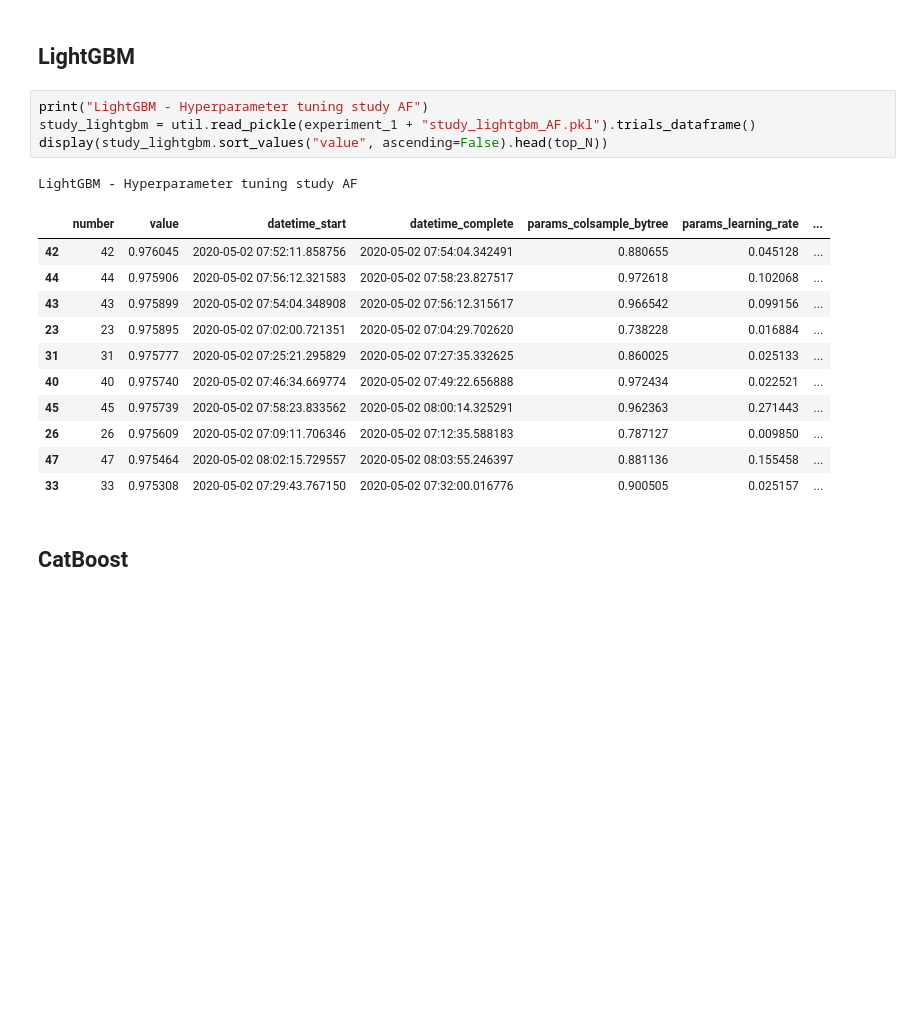
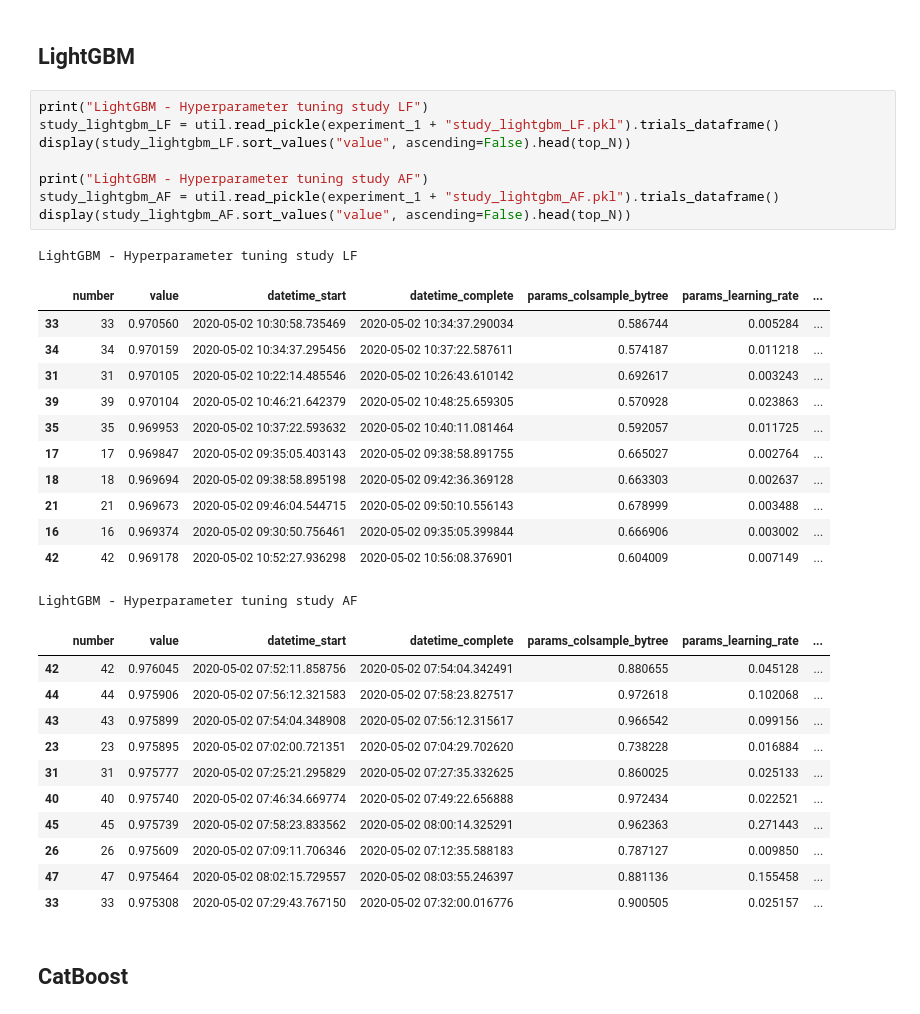
Before and after one commit to achmand/aml-crypto-graph, a Jupyter notebook: src/1_experiment_tuning_results.ipynb, the cells around one changed output. Saved outputs shown, nothing was run; the diff lists cells and outputs as text; blank space fills up the shorter version.

```diff
--- a/src/1_experiment_tuning_results.ipynb
+++ b/src/1_experiment_tuning_results.ipynb
@@ -27,21 +43,37 @@ XGBoost - Hyperparameter tuning study AF
 # %% [markdown]
 ## LightGBM
 # %%
+print("LightGBM - Hyperparameter tuning study LF")
+study_lightgbm_LF = util.read_pickle(experiment_1 + "study_lightgbm_LF.pkl").trials_dataframe()
+display(study_lightgbm_LF.sort_values("value", ascending=False).head(top_N))
+
 print("LightGBM - Hyperparameter tuning study AF")
-study_lightgbm = util.read_pickle(experiment_1 + "study_lightgbm_AF.pkl").trials_dataframe()
-display(study_lightgbm.sort_values("value", ascending=False).head(top_N))
+study_lightgbm_AF = util.read_pickle(experiment_1 + "study_lightgbm_AF.pkl").trials_dataframe()
+display(study_lightgbm_AF.sort_values("value", ascending=False).head(top_N))
 # %% [output]
-LightGBM - Hyperparameter tuning study AF
+LightGBM - Hyperparameter tuning study LF
 |  | number | value | datetime_start | datetime_complete | params_colsample_bytree | params_learning_rate | ... |
-| 42 | 42 | 0.976045 | 2020-05-02 07:52:11.858756 | 2020-05-02 07:54:04.342491 | 0.880655 | 0.045128 | ... |
-| 44 | 44 | 0.975906 | 2020-05-02 07:56:12.321583 | 2020-05-02 07:58:23.827517 | 0.972618 | 0.102068 | ... |
-| 43 | 43 | 0.975899 | 2020-05-02 07:54:04.348908 | 2020-05-02 07:56:12.315617 | 0.966542 | 0.099156 | ... |
-| 23 | 23 | 0.975895 | 2020-05-02 07:02:00.721351 | 2020-05-02 07:04:29.702620 | 0.738228 | 0.016884 | ... |
-| 31 | 31 | 0.975777 | 2020-05-02 07:25:21.295829 | 2020-05-02 07:27:35.332625 | 0.860025 | 0.025133 | ... |
-| 40 | 40 | 0.975740 | 2020-05-02 07:46:34.669774 | 2020-05-02 07:49:22.656888 | 0.972434 | 0.022521 | ... |
-| 45 | 45 | 0.975739 | 2020-05-02 07:58:23.833562 | 2020-05-02 08:00:14.325291 | 0.962363 | 0.271443 | ... |
-| 26 | 26 | 0.975609 | 2020-05-02 07:09:11.706346 | 2020-05-02 07:12:35.588183 | 0.787127 | 0.009850 | ... |
-| 47 | 47 | 0.975464 | 2020-05-02 08:02:15.729557 | 2020-05-02 08:03:55.246397 | 0.881136 | 0.155458 | ... |
-| 33 | 33 | 0.975308 | 2020-05-02 07:29:43.767150 | 2020-05-02 07:32:00.016776 | 0.900505 | 0.025157 | ... |
+| 33 | 33 | 0.970560 | 2020-05-02 10:30:58.735469 | 2020-05-02 10:34:37.290034 | 0.586744 | 0.005284 | ... |
+| 34 | 34 | 0.970159 | 2020-05-02 10:34:37.295456 | 2020-05-02 10:37:22.587611 | 0.574187 | 0.011218 | ... |
+| 31 | 31 | 0.970105 | 2020-05-02 10:22:14.485546 | 2020-05-02 10:26:43.610142 | 0.692617 | 0.003243 | ... |
+| 39 | 39 | 0.970104 | 2020-05-02 10:46:21.642379 | 2020-05-02 10:48:25.659305 | 0.570928 | 0.023863 | ... |
+| 35 | 35 | 0.969953 | 2020-05-02 10:37:22.593632 | 2020-05-02 10:40:11.081464 | 0.592057 | 0.011725 | ... |
+| 17 | 17 | 0.969847 | 2020-05-02 09:35:05.403143 | 2020-05-02 09:38:58.891755 | 0.665027 | 0.002764 | ... |
+| 18 | 18 | 0.969694 | 2020-05-02 09:38:58.895198 | 2020-05-02 09:42:36.369128 | 0.663303 | 0.002637 | ... |
+| 21 | 21 | 0.969673 | 2020-05-02 09:46:04.544715 | 2020-05-02 09:50:10.556143 | 0.678999 | 0.003488 | ... |
+| 16 | 16 | 0.969374 | 2020-05-02 09:30:50.756461 | 2020-05-02 09:35:05.399844 | 0.666906 | 0.003002 | ... |
+| 42 | 42 | 0.969178 | 2020-05-02 10:52:27.936298 | 2020-05-02 10:56:08.376901 | 0.604009 | 0.007149 | ... |
+LightGBM - Hyperparameter tuning study AF
+|  | number | value | datetime_start | datetime_complete | params_colsample_bytree | params_learning_rate | ... |
+| 42 | 42 | 0.976045 | 2020-05-02 07:52:11.858756 | 2020-05-02 07:54:04.342491 | 0.880655 | 0.045128 | ... |
+| 44 | 44 | 0.975906 | 2020-05-02 07:56:12.321583 | 2020-05-02 07:58:23.827517 | 0.972618 | 0.102068 | ... |
+| 43 | 43 | 0.975899 | 2020-05-02 07:54:04.348908 | 2020-05-02 07:56:12.315617 | 0.966542 | 0.099156 | ... |
+| 23 | 23 | 0.975895 | 2020-05-02 07:02:00.721351 | 2020-05-02 07:04:29.702620 | 0.738228 | 0.016884 | ... |
+| 31 | 31 | 0.975777 | 2020-05-02 07:25:21.295829 | 2020-05-02 07:27:35.332625 | 0.860025 | 0.025133 | ... |
+| 40 | 40 | 0.975740 | 2020-05-02 07:46:34.669774 | 2020-05-02 07:49:22.656888 | 0.972434 | 0.022521 | ... |
+| 45 | 45 | 0.975739 | 2020-05-02 07:58:23.833562 | 2020-05-02 08:00:14.325291 | 0.962363 | 0.271443 | ... |
+| 26 | 26 | 0.975609 | 2020-05-02 07:09:11.706346 | 2020-05-02 07:12:35.588183 | 0.787127 | 0.009850 | ... |
+| 47 | 47 | 0.975464 | 2020-05-02 08:02:15.729557 | 2020-05-02 08:03:55.246397 | 0.881136 | 0.155458 | ... |
+| 33 | 33 | 0.975308 | 2020-05-02 07:29:43.767150 | 2020-05-02 07:32:00.016776 | 0.900505 | 0.025157 | ... |
 # %% [markdown]
 ## CatBoost
```
Also changed, not shown: parts of 2 cells of this notebook, 28 other files.
